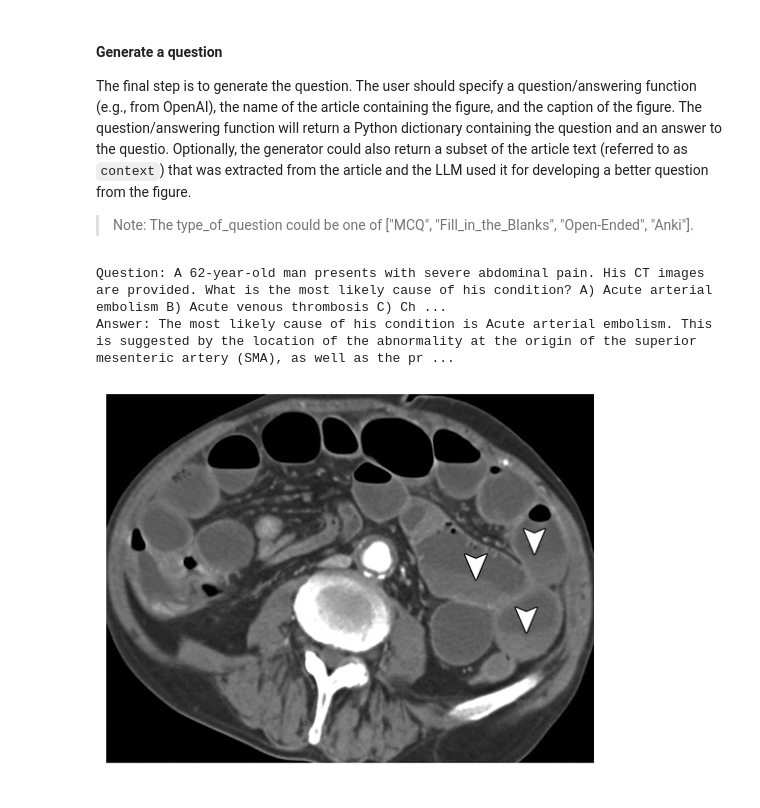
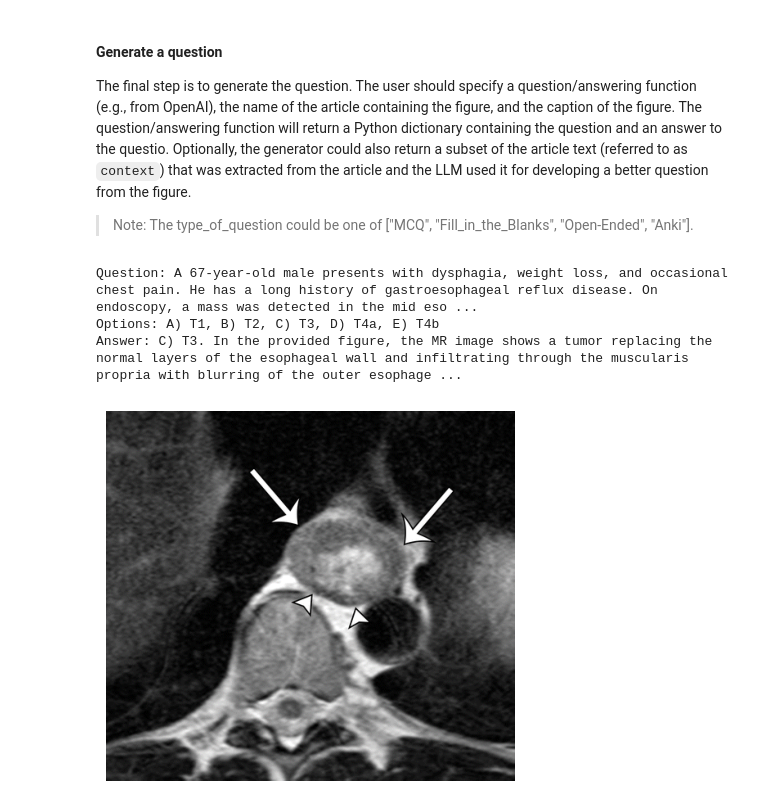
Before and after one commit to PouriaRouzrokh/RadQBLLM, a Jupyter notebook: demo/notebook_demo.ipynb, the cells around one changed output. Saved outputs shown, nothing was run; the diff lists cells and outputs as text; code cells hidden in the pictures.

Commit message:
Added option dict key for MCQs

```diff
--- a/demo/notebook_demo.ipynb
+++ b/demo/notebook_demo.ipynb
@@ -80,21 +80,24 @@ The final step is to generate the question. The user should specify a question/a
 # %%
 qa_dict, *logs = generator.generate_qa(
     qa_fn=openai_qa,
     article_name=article_name,
     caption=caption,
     type_of_question="MCQ",
     complete_return=True,
 )
 
 figure = io.imread(figpath).squeeze()
 plt.imshow(figure)
 plt.axis("off")
 print(f"Question: {qa_dict['question']}")
+if "options" in qa_dict:
+    print(f"Options: {qa_dict['options']}")
 print(f"Answer: {qa_dict['answer']}")
 # %% [output]
-Question: A 62-year-old man presents with severe abdominal pain. His CT images are provided. What is the most likely cause of his condition? A) Acute arterial embolism B) Acute venous thrombosis C) Ch ...
-Answer: The most likely cause of his condition is Acute arterial embolism. This is suggested by the location of the abnormality at the origin of the superior mesenteric artery (SMA), as well as the pr ...
+Question: A 67-year-old male presents with dysphagia, weight loss, and occasional chest pain. He has a long history of gastroesophageal reflux disease. On endoscopy, a mass was detected in the mid eso ...
+Options: A) T1, B) T2, C) T3, D) T4a, E) T4b
+Answer: C) T3. In the provided figure, the MR image shows a tumor replacing the normal layers of the esophageal wall and infiltrating through the muscularis propria with blurring of the outer esophage ...
-[figure, old version]
+[figure, new version]
 # %%
 # Printing the logs will give you the following information:
 # - Response generated from the first LLM (QA generator)
```
Also changed, not shown: parts of 3 cells of this notebook, 1 other file.
